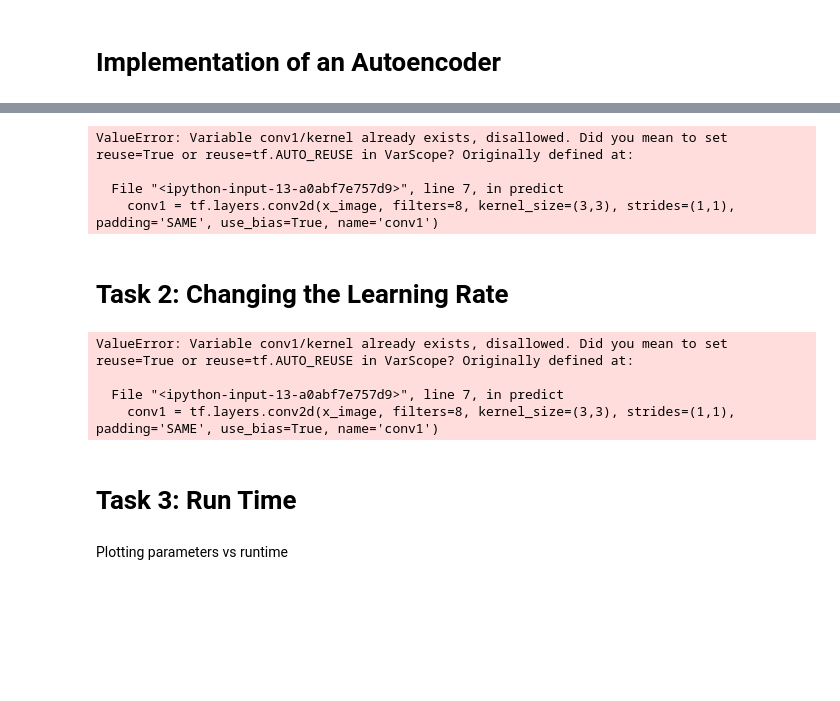
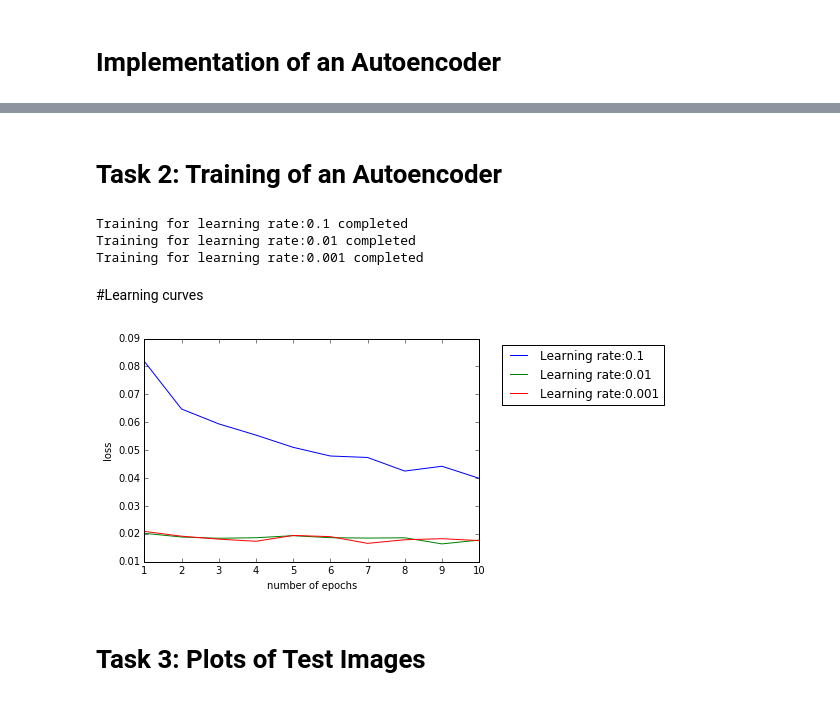
Before and after one commit to sameedhayat/dl_lab_2017, a Jupyter notebook: notebooks/exercise_3.ipynb, the cells around one changed output, grey strips where cells are left out. Drawn from its saved outputs; the diff is of its cells as text; code cells hidden in the pictures; blank space fills up the shorter version.

```diff
--- a/notebooks/exercise_3.ipynb
+++ b/notebooks/exercise_3.ipynb
@@ -103,27 +95,30 @@ Finally we can let our network run on the MNIST dataset!
-# %%
-train()
-# %% [output]
-ValueError: Variable conv1/kernel already exists, disallowed. Did you mean to set reuse=True or reuse=tf.AUTO_REUSE in VarScope? Originally defined at:
-
-  File "<ipython-input-13-a0abf7e757d9>", line 7, in predict
-    conv1 = tf.layers.conv2d(x_image, filters=8, kernel_size=(3,3), strides=(1,1), padding='SAME', use_bias=True, name='conv1')
-# %% [markdown]
-# Task 2: Changing the Learning Rate
+# %% [markdown]
+# Task 2: Training of an Autoencoder
+# %%
+learning_rates = [0.1, 0.01, 0.001]
+loss_learning = list()
+plot_data_learning = dict()
+for lr in learning_rates:
+    l, canvas_orig, canvas_recon = train(learning_rate=lr)
+    loss_learning.append(l)
+
+    print('Training for learning rate:%s completed' % lr)
+    plot_data_learning[lr] = (canvas_orig, canvas_recon)
+# %% [output]
+Training for learning rate:0.1 completed
+Training for learning rate:0.01 completed
+Training for learning rate:0.001 completed
+# %% [markdown]
+#Learning curves
 # %%
-learning_rates = [0.1, 0.01, 0.001]
-validation_accuracy = list()
-for lr in learning_rates:
-    validation_accuracy.append(train(learning_rate=lr)[1])
-
-for lr, va in zip(learning_rates, validation_accuracy):
-    plt.plot(range(1,len(va)), va, label='Learning rate:%s' % lr)
+for lr, va in zip(learning_rates, loss_learning):
+    plt.plot(range(1,len(va)+1), va, label='Learning rate:%s' % lr)
     plt.xlabel('number of epochs')
-    plt.ylabel('validation accuracy')
+    plt.ylabel('loss')
+    plt.legend(bbox_to_anchor=(1.05, 1), loc=2)
+plt.savefig('learning_curves.png')
 plt.show()
 # %% [output]
-ValueError: Variable conv1/kernel already exists, disallowed. Did you mean to set reuse=True or reuse=tf.AUTO_REUSE in VarScope? Originally defined at:
-
-  File "<ipython-input-13-a0abf7e757d9>", line 7, in predict
-    conv1 = tf.layers.conv2d(x_image, filters=8, kernel_size=(3,3), strides=(1,1), padding='SAME', use_bias=True, name='conv1')
+[figure, added]
 # %% [markdown]
-# Task 3: Run Time
+# Task 3: Plots of Test Images
@@ -140,2 +124,0 @@ for filter_number in filters:
-# %% [markdown]
-Plotting parameters vs runtime
```
Also changed, not shown: parts of 5 cells of this notebook.
